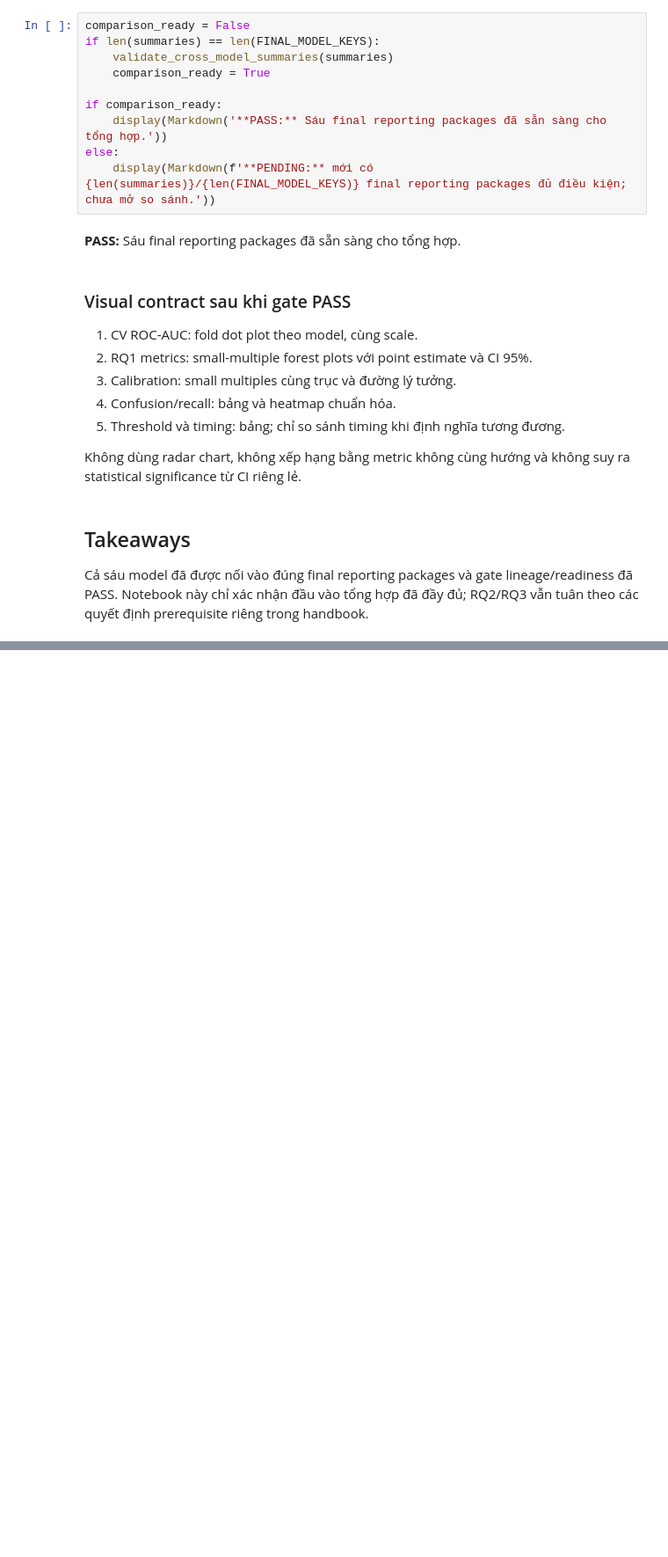
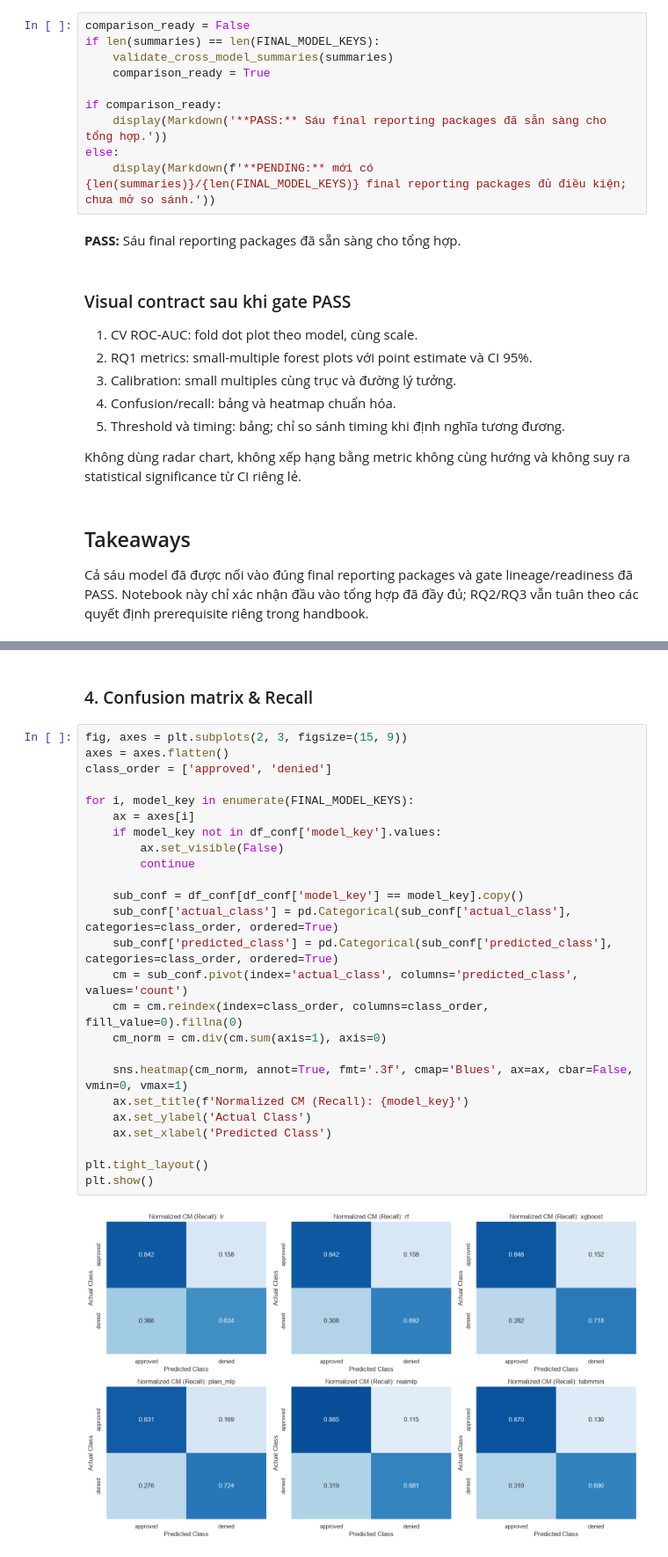
Before and after one commit to DAP391m-Group12/DAP391m, a Jupyter notebook: notebooks/dataset_b/07_model_total_review.ipynb, the cells around one changed output, grey strips where cells are left out. Shown at 88% size. Drawn from its saved outputs; the diff is of its cells as text; blank space fills up the shorter version.

```diff
--- a/notebooks/dataset_b/07_model_total_review.ipynb
+++ b/notebooks/dataset_b/07_model_total_review.ipynb
@@ -114,0 +258,29 @@ Cả sáu model đã được nối vào đúng final reporting packages và gat
+# %% [markdown]
+### 4. Confusion matrix & Recall
+# %%
+fig, axes = plt.subplots(2, 3, figsize=(15, 9))
+axes = axes.flatten()
+class_order = ['approved', 'denied']
+
+for i, model_key in enumerate(FINAL_MODEL_KEYS):
+    ax = axes[i]
+    if model_key not in df_conf['model_key'].values:
+        ax.set_visible(False)
+        continue
+
+    sub_conf = df_conf[df_conf['model_key'] == model_key].copy()
+    sub_conf['actual_class'] = pd.Categorical(sub_conf['actual_class'], categories=class_order, ordered=True)
+    sub_conf['predicted_class'] = pd.Categorical(sub_conf['predicted_class'], categories=class_order, ordered=True)
+    cm = sub_conf.pivot(index='actual_class', columns='predicted_class', values='count')
+    cm = cm.reindex(index=class_order, columns=class_order, fill_value=0).fillna(0)
+    cm_norm = cm.div(cm.sum(axis=1), axis=0)
+
+    sns.heatmap(cm_norm, annot=True, fmt='.3f', cmap='Blues', ax=ax, cbar=False, vmin=0, vmax=1)
+    ax.set_title(f'Normalized CM (Recall): {model_key}')
+    ax.set_ylabel('Actual Class')
+    ax.set_xlabel('Predicted Class')
+
+plt.tight_layout()
+plt.show()
+# %% [output]
+[figure, added]
```
Also changed, not shown: parts of 11 cells of this notebook.
